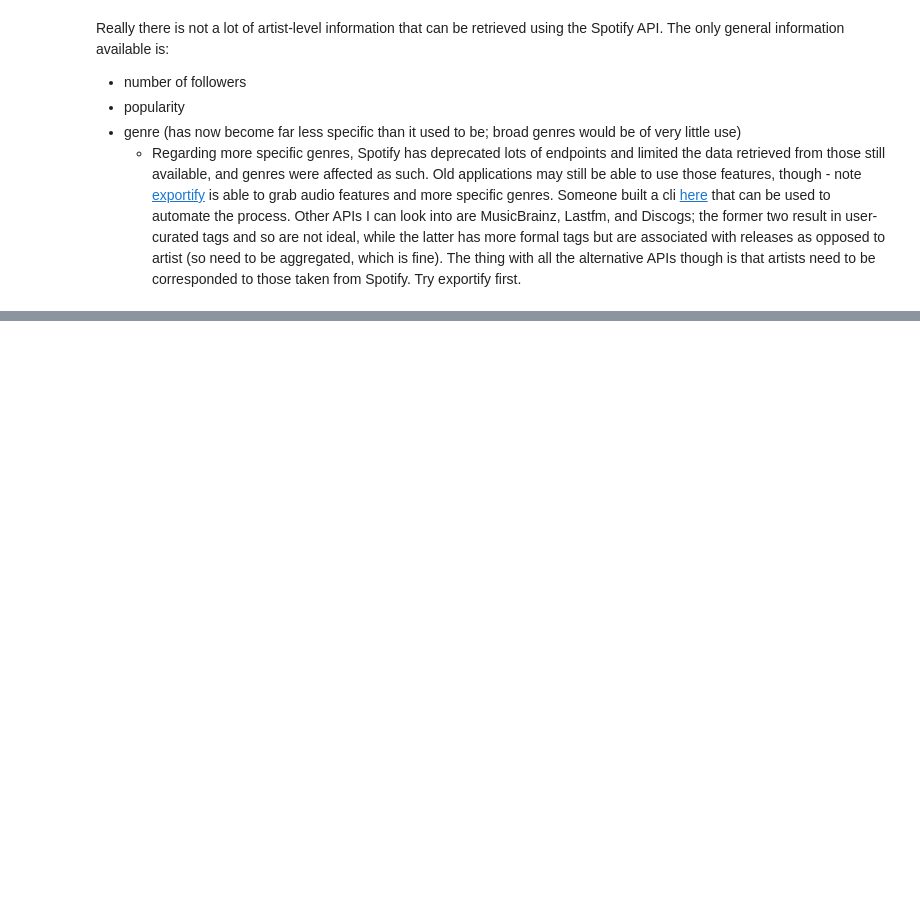
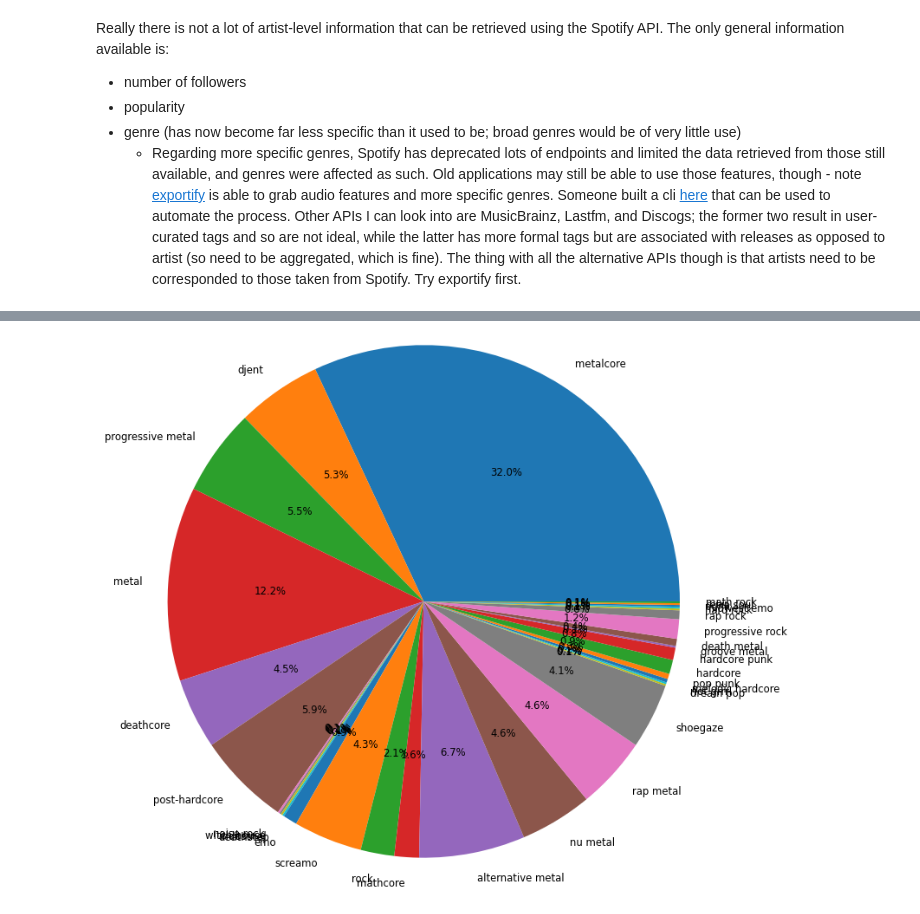
Before and after one commit to jasminex21/riffnet, a Jupyter notebook: prelim/00_feature_pull.ipynb, the cells around one changed output, grey strips where cells are left out. Saved outputs shown, nothing was run; the diff lists cells and outputs as text; code cells hidden in the pictures; blank space fills up the shorter version.

```diff
--- a/prelim/00_feature_pull.ipynb
+++ b/prelim/00_feature_pull.ipynb
@@ -106,3 +106,6 @@ Really there is not a lot of artist-level information that can be retrieved usin
 * popularity
 * genre (has now become far less specific than it used to be; broad genres would be of very little use)
   * Regarding more specific genres, Spotify has deprecated lots of endpoints and limited the data retrieved from those still available, and genres were affected as such. Old applications may still be able to use those features, though - note [exportify](https://exportify.net/) is able to grab audio features and more specific genres. Someone built a cli [here](https://github.com/donmerendolo/exportify-cli) that can be used to automate the process. Other APIs I can look into are MusicBrainz, Lastfm, and Discogs; the former two result in user-curated tags and so are not ideal, while the latter has more formal tags but are associated with releases as opposed to artist (so need to be aggregated, which is fine). The thing with all the alternative APIs though is that artists need to be corresponded to those taken from Spotify. Try exportify first.
+# %%
+features = pd.read_csv("hardnheavy_exportify.csv")
+features
@@ -108,0 +135,3 @@ Really there is not a lot of artist-level information that can be retrieved usin
+# %%
+genres = [genre.strip() for ls in features["Genres"] if isinstance(ls, str) for genre in ls.split(",")]
+genres
@@ -108,0 +178,3 @@ Really there is not a lot of artist-level information that can be retrieved usin
+# %%
+genre_counts = Counter(genres)
+genre_counts
@@ -108,0 +201,9 @@ Really there is not a lot of artist-level information that can be retrieved usin
+# %%
+labels = genre_counts.keys()
+sizes = genre_counts.values()
+
+fig, ax = plt.subplots()
+ax.pie(sizes, labels=labels, autopct='%1.1f%%', radius=2, textprops={'size': 'smaller'})
+plt.show()
+# %% [output]
+[figure, added]
```
Also changed, not shown: parts of 8 cells of this notebook, 2 other files.
